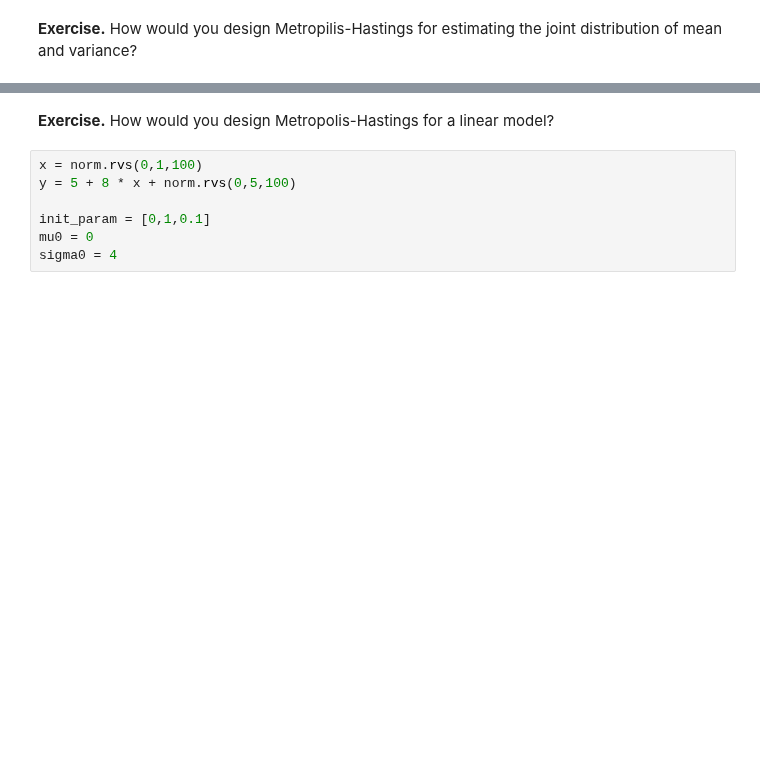
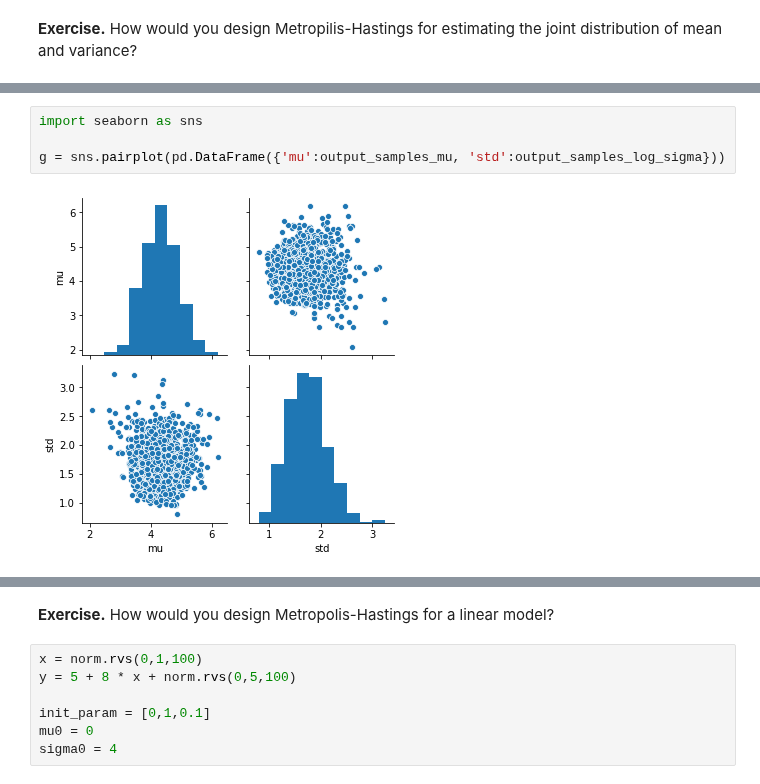
Before and after one commit to marcolorenzi/marcolorenzi.github.io, a Jupyter notebook: material/Bayes/Lesson6.ipynb, the cells around one changed output, grey strips where cells are left out. Saved outputs shown, nothing was run; the diff lists cells and outputs as text; blank space fills up the shorter version.

```diff
--- a/material/Bayes/Lesson6.ipynb
+++ b/material/Bayes/Lesson6.ipynb
@@ -348,3 +378,9 @@ plt.show()
+# %%
+import seaborn as sns
+
+g = sns.pairplot(pd.DataFrame({'mu':output_samples_mu, 'std':output_samples_log_sigma}))
+# %% [output]
+[figure, added]
 # %%
 burnin = 500
 
```
Also changed, not shown: parts of 20 cells of this notebook.
